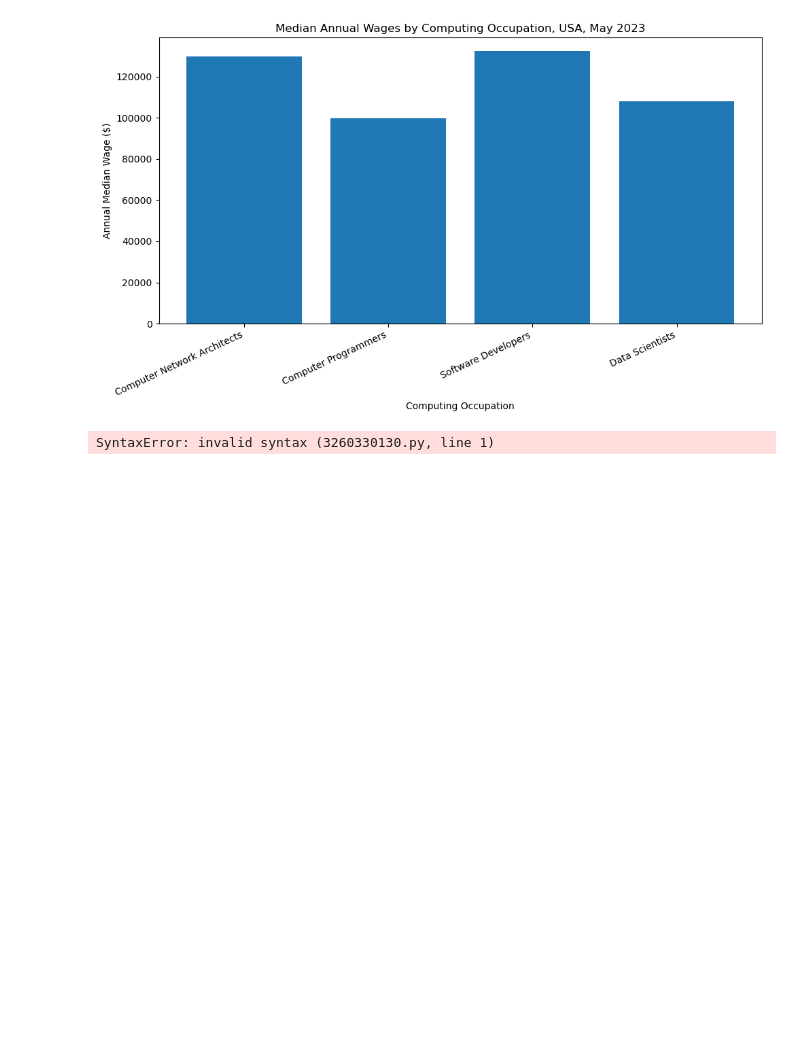
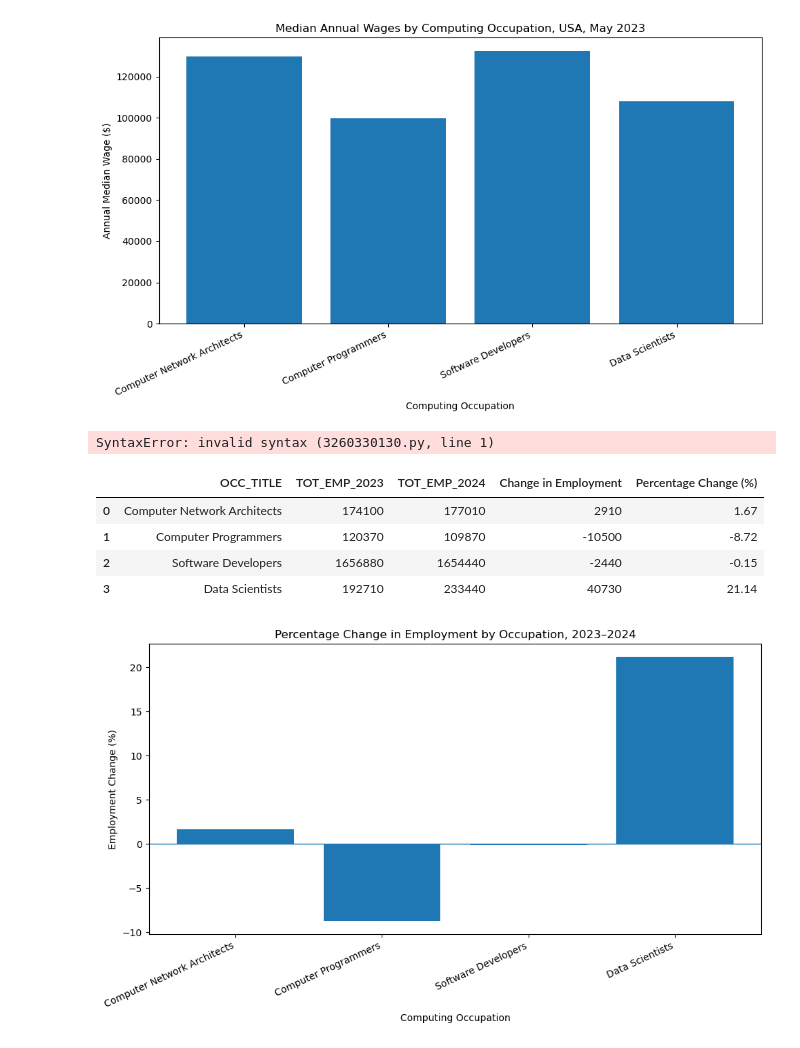
Before and after one commit to Hamza912141/data-visualization-ca1-, a Jupyter notebook: data vis-checkpoint.ipynb, the cells around one changed output. Drawn from its saved outputs; the diff is of its cells as text; code cells hidden in the pictures; blank space fills up the shorter version.

Commit message:
Visualise employment across computing occupations

```diff
--- a/data vis-checkpoint.ipynb
+++ b/data vis-checkpoint.ipynb
@@ -418,3 +418,40 @@ Objective: To compare median annual wages across four computing occupations in t
 Finding: The chart shows differences in median wages between the selected occupations. Compare the bar heights to identify which occupation has the highest and lowest median wage.
 # %% [output]
 SyntaxError: invalid syntax (3260330130.py, line 1)
+# %%
+
+# Calculate the change in employment from 2023 to 2024
+comparison["Change in Employment"] = (
+    comparison["TOT_EMP_2024"] - comparison["TOT_EMP_2023"]
+)
+
+comparison["Percentage Change (%)"] = (
+    comparison["Change in Employment"]
+    / comparison["TOT_EMP_2023"] * 100
+).round(2)
+
+# Display the comparison table
+display(comparison)
+
+# Create a percentage change chart
+plt.figure(figsize=(10, 6))
+
+plt.bar(
+    comparison["OCC_TITLE"],
+    comparison["Percentage Change (%)"]
+)
+
+plt.title("Percentage Change in Employment by Occupation, 2023–2024")
+plt.xlabel("Computing Occupation")
+plt.ylabel("Employment Change (%)")
+plt.xticks(rotation=25, ha="right")
+plt.axhline(y=0, linewidth=1)
+plt.tight_layout()
+plt.show()
+# %% [output]
+|  | OCC_TITLE | TOT_EMP_2023 | TOT_EMP_2024 | Change in Employment | Percentage Change (%) |
+| 0 | Computer Network Architects | 174100 | 177010 | 2910 | 1.67 |
+| 1 | Computer Programmers | 120370 | 109870 | -10500 | -8.72 |
+| 2 | Software Developers | 1656880 | 1654440 | -2440 | -0.15 |
+| 3 | Data Scientists | 192710 | 233440 | 40730 | 21.14 |
+[figure, added]
```
Also changed, not shown: parts of 4 cells of this notebook.
